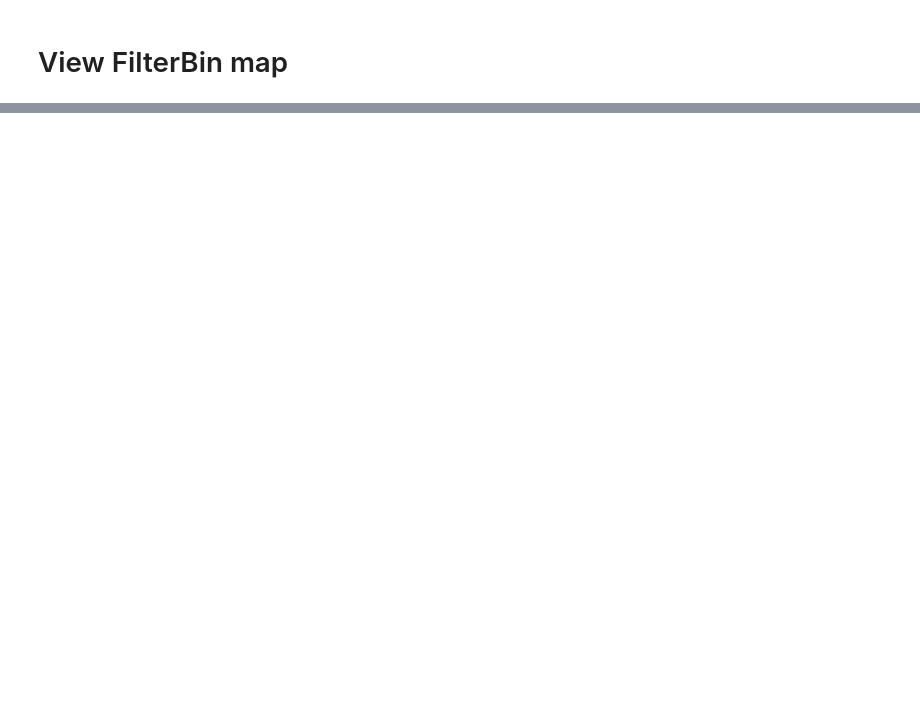
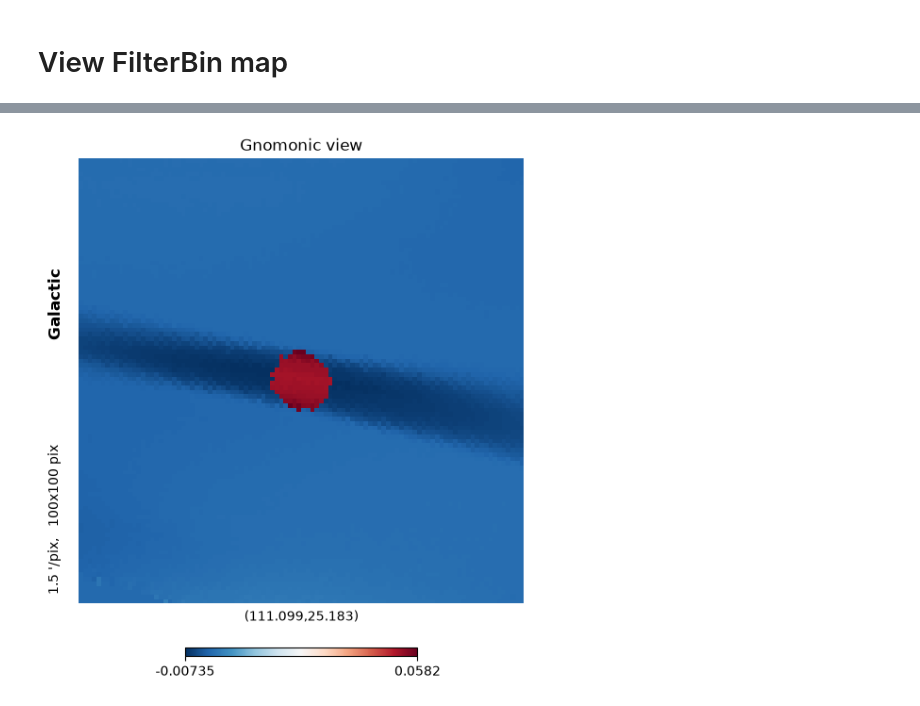
Before and after one commit to henry-e-n/SO_PointingReqs, a Jupyter notebook: mapmaking/map_loader.ipynb, the cells around one changed output, grey strips where cells are left out. Drawn from its saved outputs; the diff is of its cells as text; code cells hidden in the pictures; blank space fills up the shorter version.

```diff
--- a/mapmaking/map_loader.ipynb
+++ b/mapmaking/map_loader.ipynb
@@ -111,0 +139,16 @@ gnomview_auto_center(hpmap, hphits, xsize=400, reso=1.5)
+# %%
+# fig, ax = plt.subplots(figsize=(8,8))
+ra = 111.0992
+dec = 25.1832
+hp.gnomview(hpmap,
+    rot=[ra, dec],
+    xsize=100,
+    coord=["G"],
+    # fig=fig,
+    cmap='RdBu_r'
+
+    )
+
+# fig.show()
+# %% [output]
+[figure, added]
```
Also changed, not shown: parts of 6 cells of this notebook, 3 other files.
